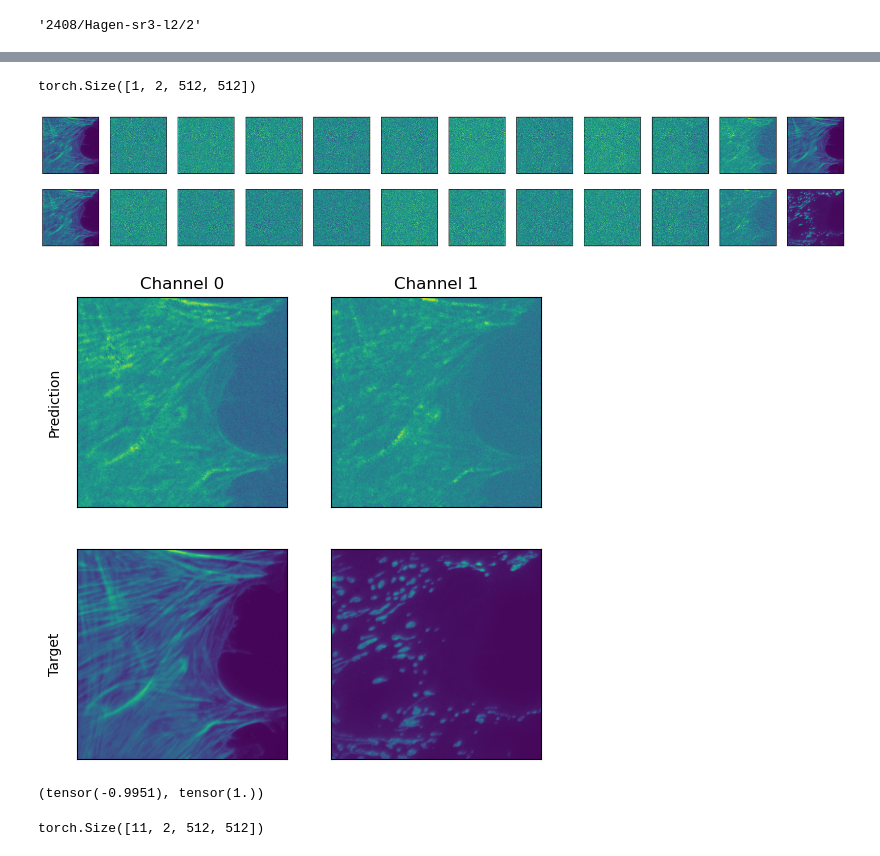
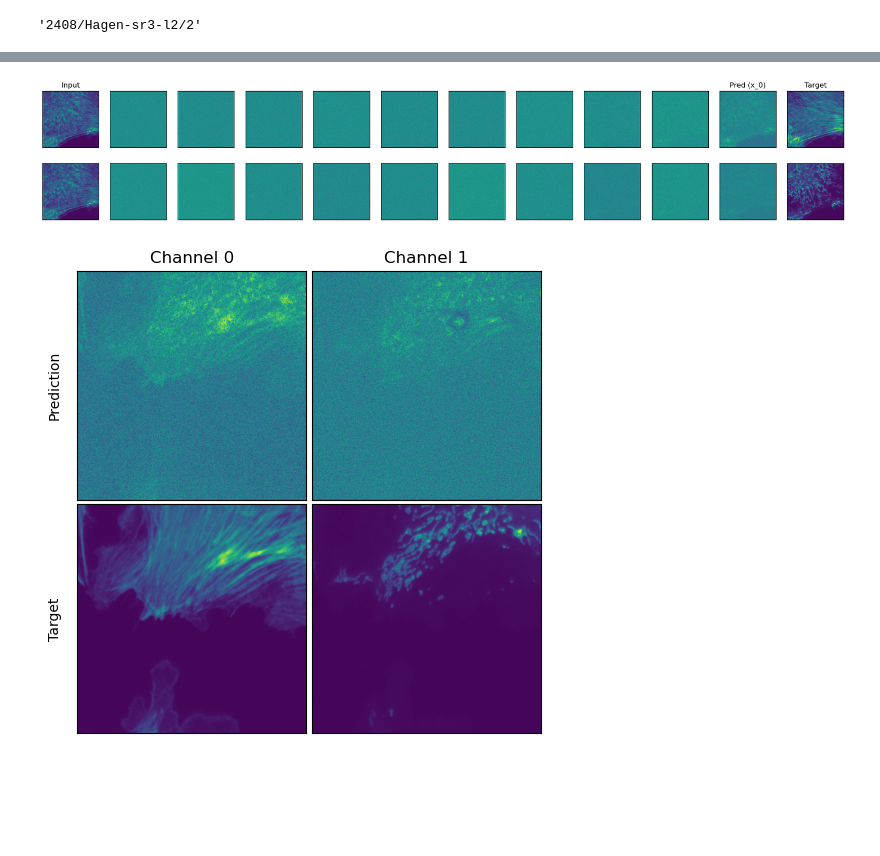
Before and after one commit to rayanirban/DiffSplitting, a Jupyter notebook: notebooks/Evaluate.ipynb, the cells around one changed output, grey strips where cells are left out. Cells and saved outputs as stored; diff of their text form; code cells hidden in the pictures; blank space fills up the shorter version.

```diff
--- a/notebooks/Evaluate.ipynb
+++ b/notebooks/Evaluate.ipynb
@@ -162,55 +126,64 @@ diffusion.feed_data(diffusion_data)
 diffusion.test(continous=True, clip_denoised=True)
 visuals = diffusion.get_current_visuals()
 # input, target, prediction = unnormalize_data(visuals,train_set.get_normalization_dict())
-input = visuals['input']
-target = visuals['target']
-prediction = visuals['prediction']
+input = visuals['input'].cpu().numpy()
+target = visuals['target'].cpu().numpy()
+prediction = visuals['prediction'].cpu().numpy()
+
+# unnormalize
+pred_unnorm = prediction * norm_dict['std_target'][None] + norm_dict['mean_target'][None]
+target_unnorm = target * norm_dict['std_target'][None] + norm_dict['mean_target'][None]
+input_unnorm = input * norm_dict['std_input'] + norm_dict['mean_input']
+
+target_unnorm = target_unnorm.transpose(0,2,3,1)
+pred_unnorm = pred_unnorm.transpose(0,2,3,1)
+input_unnorm = input_unnorm.transpose(0,2,3,1)
+
+if opt['datasets']['train']['name'] == 'cifar10':
+    pred_unnorm = pred_unnorm.astype(np.uint8)
+    target_unnorm = target_unnorm.astype(np.uint8)
+    input_unnorm = input_unnorm.astype(np.uint16)
-# %%
-target.shape
-# %% [output]
-torch.Size([1, 2, 512, 512])
 # %%
 from disentangle.analysis.plot_utils import clean_ax
-ncols = prediction.shape[0] + 1
+ncols = pred_unnorm.shape[0] + 1
 nrows = 2
-dfac = 4
+dfac = 1
+rgb = target_unnorm.shape[-1]
 _,ax = plt.subplots(figsize=(ncols*2,nrows*2), ncols=ncols, nrows=nrows)
-for i in range(prediction.shape[0]):
-    ax[0,i].imshow(prediction[i,0,::dfac,::dfac])
-    ax[1,i].imshow(prediction[i,1,::dfac,::dfac])
+for i in range(pred_unnorm.shape[0]):
+    ax[0,i].imshow(pred_unnorm[i,::dfac,::dfac,:rgb//2])
+    ax[1,i].imshow(pred_unnorm[i,::dfac,::dfac,rgb//2:])
 
-ax[0,-1].imshow(target[0,0,::dfac,::dfac])
-ax[1,-1].imshow(target[0,1,::dfac,::dfac])
-
+ax[0,-1].imshow(target_unnorm[0,::dfac,::dfac,:rgb//2])
+ax[1,-1].imshow(target_unnorm[0,::dfac,::dfac,rgb//2:])
+ax[0,-1].set_title('Target')
+ax[0,0].set_title('Input')
+ax[0,-2].set_title('Pred (x_0)')
 clean_ax(ax)
 # %% [output]
-[figure, old version]
+[figure, new version]
 # %%
 import matplotlib.pyplot as plt
 from disentangle.analysis.plot_utils import clean_ax
-pred = prediction if len(prediction.shape) == 3 else prediction[-1]
+pred_tmp = pred_unnorm if len(pred_unnorm.shape) == 3 else pred_unnorm[-1]
+target_tmp = target_unnorm[0]
+rgb_ch = target_tmp.shape[-1]
 
 _,ax = plt.subplots(figsize=(6,6),ncols=2,nrows=2)
 ax[0,0].set_ylabel('Prediction')
 ax[1,0].set_ylabel('Target')
 ax[0,0].set_title('Channel 0')
 ax[0,1].set_title('Channel 1')
-ax[0,0].imshow(pred[0].cpu().numpy())
-ax[1,0].imshow(target[0,0].cpu().numpy())
+ax[0,0].imshow(pred_tmp[...,:rgb_ch//2])
+ax[1,0].imshow(target_tmp[...,:rgb_ch//2])
 
-ax[0,1].imshow(pred[1].cpu().numpy())
-ax[1,1].imshow(target[0,1].cpu().numpy())
+ax[0,1].imshow(pred_tmp[...,rgb_ch//2:])
+ax[1,1].imshow(target_tmp[...,rgb_ch//2:])
 clean_ax(ax)
+# remove the space between the subplots
+plt.subplots_adjust(wspace=0.02, hspace=0.02)
 # %% [output]
-[figure, old version]
+[figure, new version]
-# %%
-prediction[0].min(), prediction[0].max()
-# %% [output]
-(tensor(-0.9951), tensor(1.))
-# %%
-prediction.shape
-# %% [output]
-torch.Size([11, 2, 512, 512])
 # %%
 import seaborn as sns
 _,ax = plt.subplots(figsize=(8,3),ncols=2)
```
Also changed, not shown: parts of 13 cells of this notebook, 2 other files.
